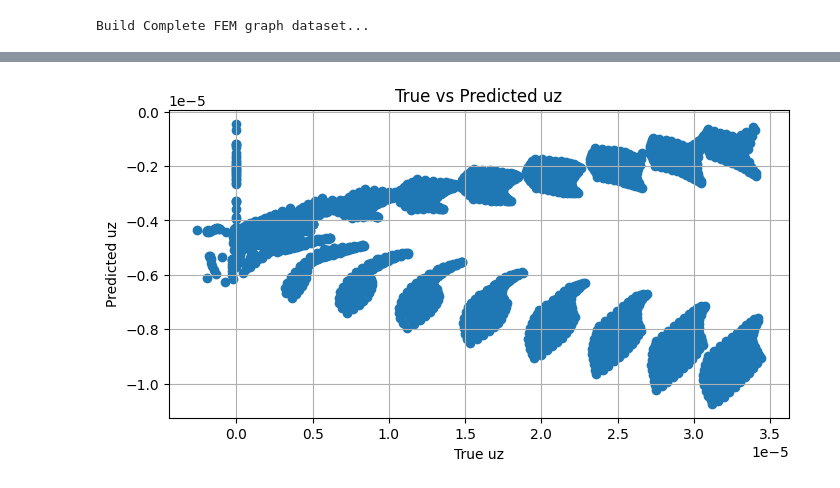
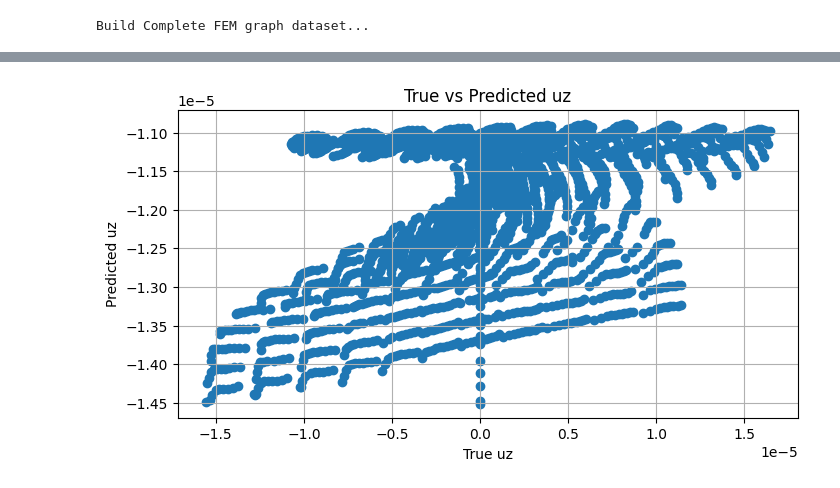
Before and after one commit to bento1/simulation_graph_app, a Jupyter notebook: prediction.ipynb, the cells around one changed output, grey strips where cells are left out. Drawn from its saved outputs; the diff is of its cells as text; code cells hidden in the pictures.

```diff
--- a/prediction.ipynb
+++ b/prediction.ipynb
@@ -102,10 +102,10 @@ draw_disp_on_mesh(data[['x']].values[:,0],data[['y']].values[:,0],data[['z']].va
 # %%
 plt.figure(figsize=(8,4))
-plt.scatter(disp[['uz']].values.reshape(-1),data[['uz']].values.reshape(-1))
+plt.scatter(disp[['ux']].values.reshape(-1),data[['uz']].values.reshape(-1))
 plt.xlabel("True uz")
 plt.ylabel("Predicted uz")
 plt.title("True vs Predicted uz")
 plt.grid(True)
 plt.show()
 # %% [output]
-[figure, old version]
+[figure, new version]
```
Also changed, not shown: parts of 2 cells of this notebook, 7 other files.
